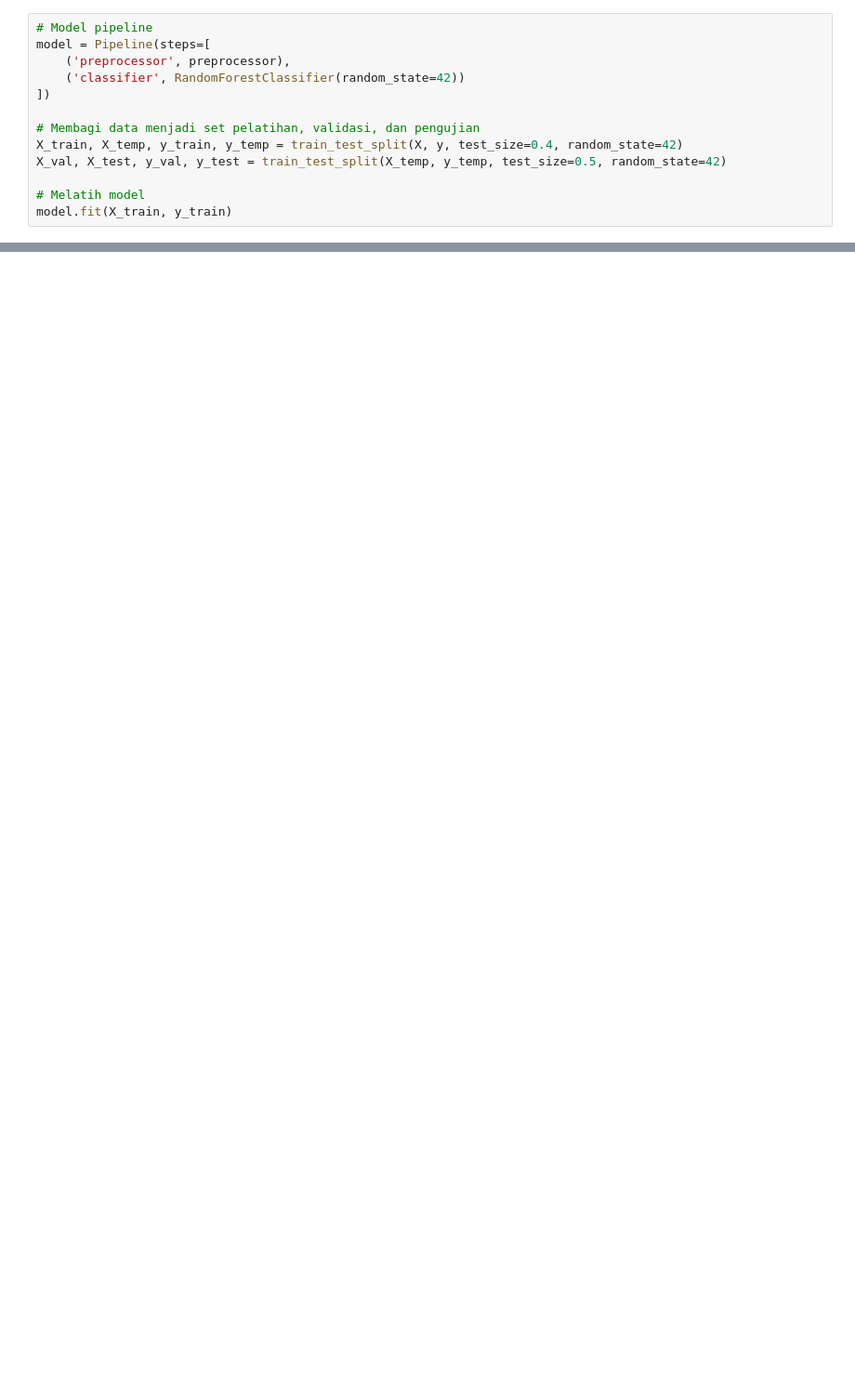
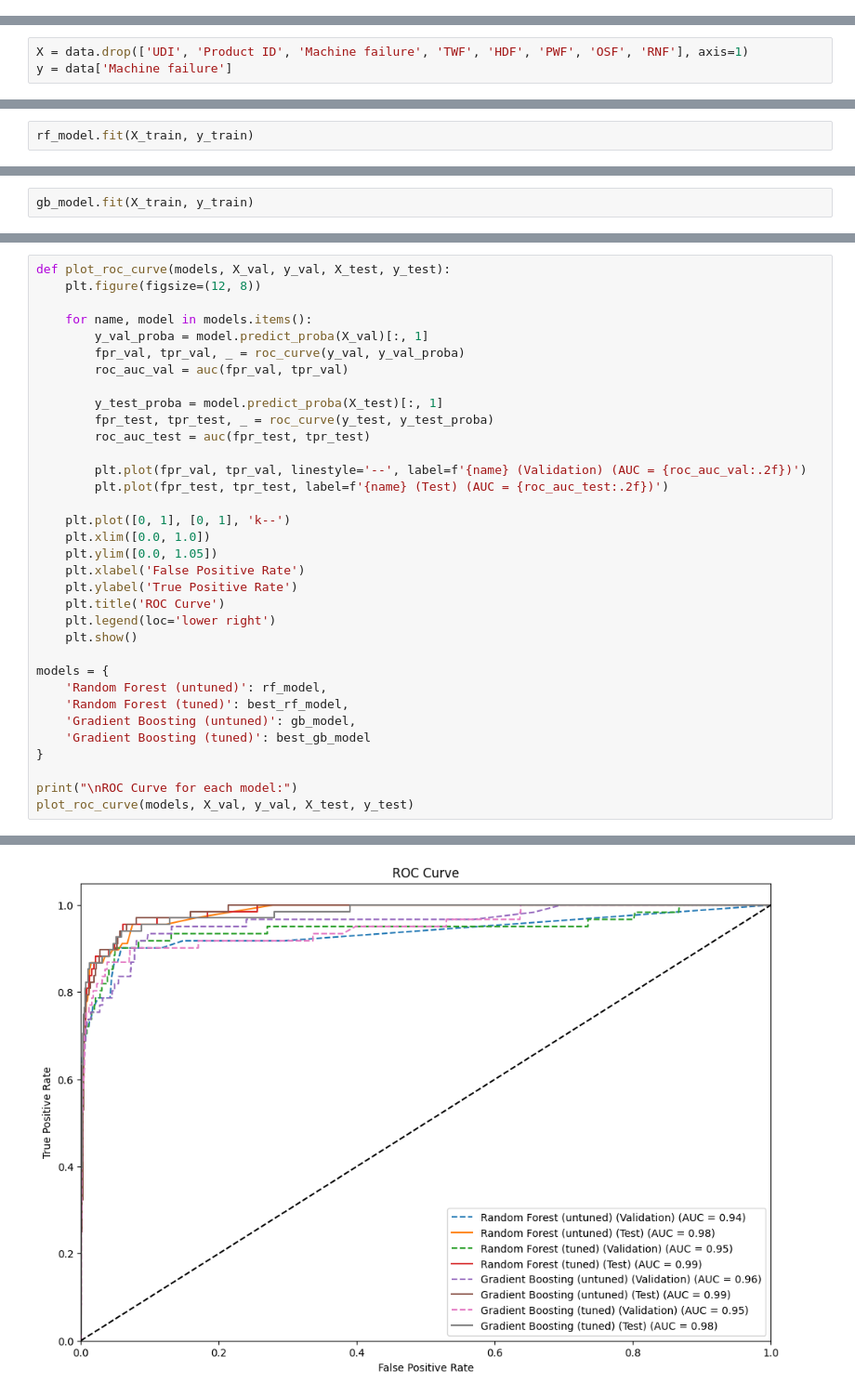
Before and after one commit to mchlarchangel/Tech-Assignment-2, a Jupyter notebook: Technical Assignment 2.ipynb, the cells around one changed output, grey strips where cells are left out. Shown at 93% size. Drawn from its saved outputs; the diff is of its cells as text; blank space fills up the shorter version.

```diff
--- a/Technical Assignment 2.ipynb
+++ b/Technical Assignment 2.ipynb
@@ -172,13 +0,0 @@ preprocessor = ColumnTransformer(
-# %%
-# Model pipeline
-model = Pipeline(steps=[
-    ('preprocessor', preprocessor),
-    ('classifier', RandomForestClassifier(random_state=42))
-])
-
-# Membagi data menjadi set pelatihan, validasi, dan pengujian
-X_train, X_temp, y_train, y_temp = train_test_split(X, y, test_size=0.4, random_state=42)
-X_val, X_test, y_val, y_test = train_test_split(X_temp, y_temp, test_size=0.5, random_state=42)
-
-# Melatih model
-model.fit(X_train, y_train)
@@ -579,0 +134,3 @@ Dengan kata lain, berdasarkan fitur-fitur yang diberikan dalam skenario baru, mo
+# %%
+X = data.drop(['UDI', 'Product ID', 'Machine failure', 'TWF', 'HDF', 'PWF', 'OSF', 'RNF'], axis=1)
+y = data['Machine failure']
@@ -579,0 +165,2 @@ Dengan kata lain, berdasarkan fitur-fitur yang diberikan dalam skenario baru, mo
+# %%
+rf_model.fit(X_train, y_train)
@@ -579,0 +180,2 @@ Dengan kata lain, berdasarkan fitur-fitur yang diberikan dalam skenario baru, mo
+# %%
+gb_model.fit(X_train, y_train)
@@ -579,0 +346,35 @@ Dengan kata lain, berdasarkan fitur-fitur yang diberikan dalam skenario baru, mo
+# %%
+def plot_roc_curve(models, X_val, y_val, X_test, y_test):
+    plt.figure(figsize=(12, 8))
+
+    for name, model in models.items():
+        y_val_proba = model.predict_proba(X_val)[:, 1]
+        fpr_val, tpr_val, _ = roc_curve(y_val, y_val_proba)
+        roc_auc_val = auc(fpr_val, tpr_val)
+
+        y_test_proba = model.predict_proba(X_test)[:, 1]
+        fpr_test, tpr_test, _ = roc_curve(y_test, y_test_proba)
+        roc_auc_test = auc(fpr_test, tpr_test)
+
+        plt.plot(fpr_val, tpr_val, linestyle='--', label=f'{name} (Validation) (AUC = {roc_auc_val:.2f})')
+        plt.plot(fpr_test, tpr_test, label=f'{name} (Test) (AUC = {roc_auc_test:.2f})')
+
+    plt.plot([0, 1], [0, 1], 'k--')
+    plt.xlim([0.0, 1.0])
+    plt.ylim([0.0, 1.05])
+    plt.xlabel('False Positive Rate')
+    plt.ylabel('True Positive Rate')
+    plt.title('ROC Curve')
+    plt.legend(loc='lower right')
+    plt.show()
+
+models = {
+    'Random Forest (untuned)': rf_model,
+    'Random Forest (tuned)': best_rf_model,
+    'Gradient Boosting (untuned)': gb_model,
+    'Gradient Boosting (tuned)': best_gb_model
+}
+
+print("\nROC Curve for each model:")
+plot_roc_curve(models, X_val, y_val, X_test, y_test)
+# %% [output]
@@ -579,0 +382 @@ Dengan kata lain, berdasarkan fitur-fitur yang diberikan dalam skenario baru, mo
+[figure, added]
```
Also changed, not shown: parts of 105 cells of this notebook.
